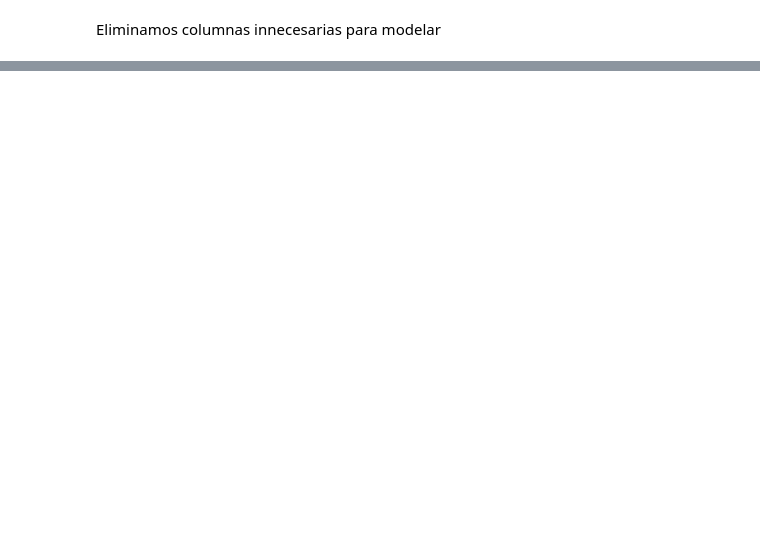
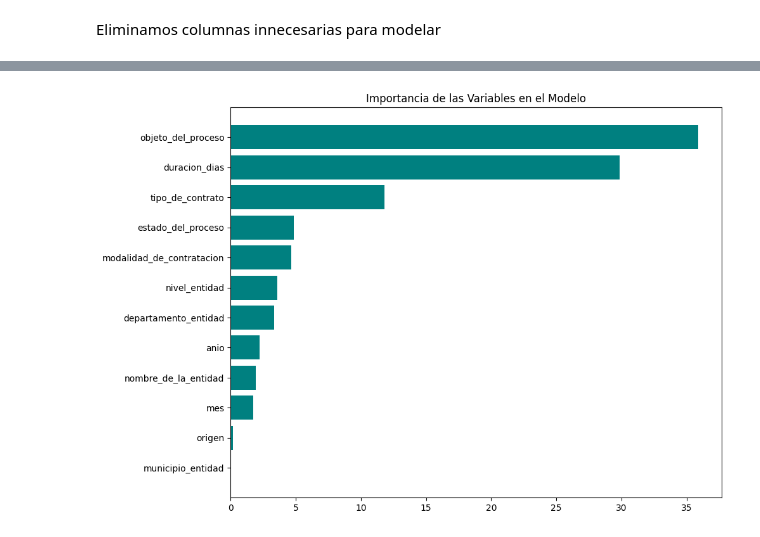
Before and after one commit to aemedina24/proyecto-final, a Jupyter notebook: Proyecyto-final.ipynb, the cells around one changed output, grey strips where cells are left out. Saved outputs shown, nothing was run; the diff lists cells and outputs as text; code cells hidden in the pictures; blank space fills up the shorter version.

```diff
--- a/Proyecyto-final.ipynb
+++ b/Proyecyto-final.ipynb
@@ -1198,0 +571,4 @@ print(top_red_flags[['nombre_entidad', 'objeto_del_proceso', 'valor_contrato', '
+# %%
+# Tomar una muestra del 30% del dataset
+df_sample = df_filtrado.sample(frac=0.3, random_state=42).reset_index(drop=True)
+df_sample.shape[0]
@@ -1198,0 +648,8 @@ print(top_red_flags[['nombre_entidad', 'objeto_del_proceso', 'valor_contrato', '
+# %%
+# 2. Dividir en entrenamiento y prueba
+X_train, X_test, y_train_log, y_test_log = train_test_split(
+    X, y_log, test_size=0.2, random_state=42
+)
+
+print(f"Entrenamiento: {X_train.shape[0]} filas")
+print(f"Prueba: {X_test.shape[0]} filas")
@@ -1198,0 +659,20 @@ print(top_red_flags[['nombre_entidad', 'objeto_del_proceso', 'valor_contrato', '
+# %%
+# 3. Crear los "Pools" especificando cuáles son las categóricas
+train_pool = Pool(X_train, y_train_log, cat_features=cat_features, text_features=text_features)
+test_pool = Pool(X_test, y_test_log, cat_features=cat_features, text_features=text_features)
+# %%
+# 4. Configurar el regresor incluyendo el procesamiento de texto
+model = CatBoostRegressor(
+    iterations=4000,
+    learning_rate=0.05,
+    depth=8,
+    loss_function='RMSE',
+    random_seed=42,
+    verbose=100,
+    early_stopping_rounds=500,
+
+    #
+)
+
+# 5. Entrenar
+model.fit(train_pool, eval_set=test_pool, plot=True)
@@ -1198,0 +703,9 @@ print(top_red_flags[['nombre_entidad', 'objeto_del_proceso', 'valor_contrato', '
+# %%
+from evaluar_model import graficar_importancia
+# Extraemos los nombres de las columnas en el orden exacto
+nombres_columnas = X_train.columns.tolist()
+
+# Llamamos a tu función pasando el modelo entrenado y la lista de nombres
+graficar_importancia(model, nombres_columnas)
+# %% [output]
+[figure, added]
```
Also changed, not shown: parts of 131 cells of this notebook, 13 other files.
